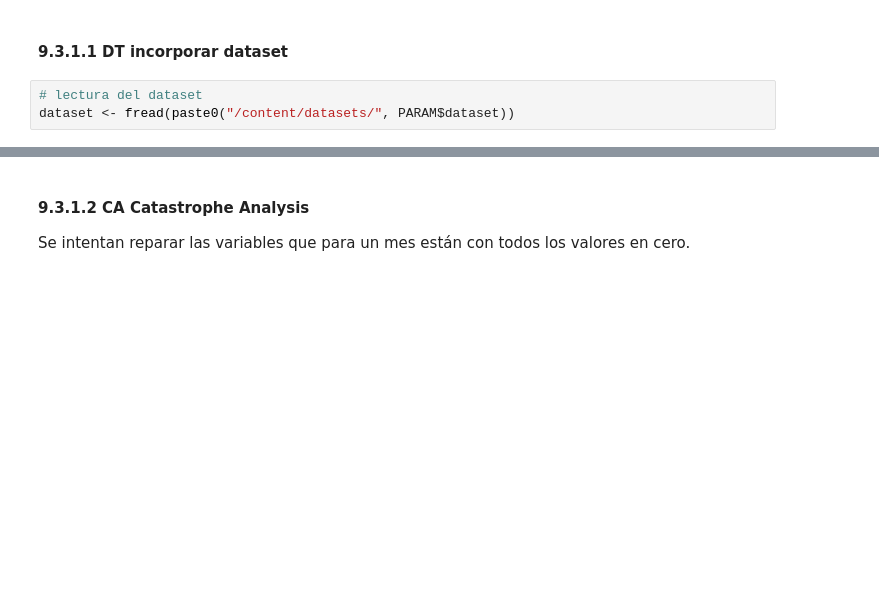
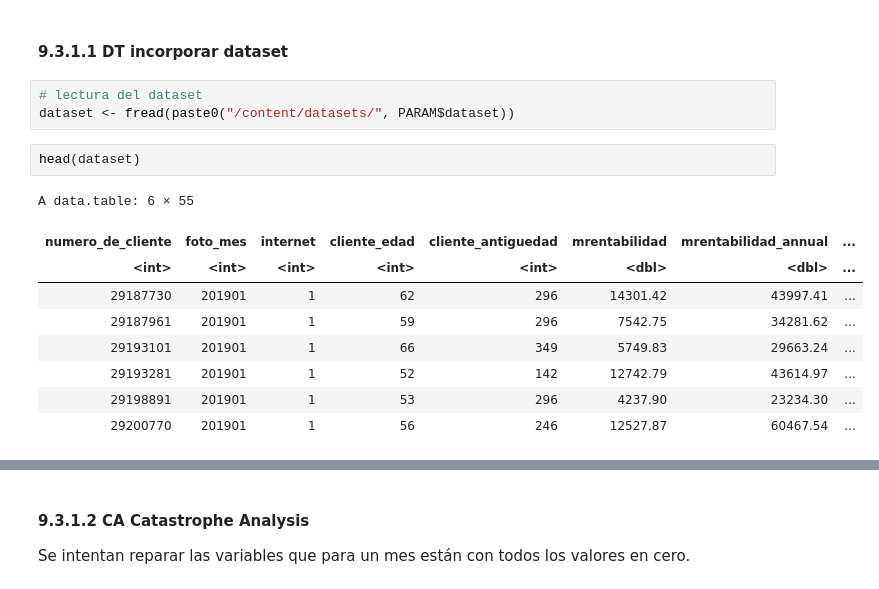
Before and after one commit to emiksiazenicer/labo2025v, a Jupyter notebook: src/Experimento17/corridas/943153/201901.ipynb, the cells around one changed output, grey strips where cells are left out. Drawn from its saved outputs; the diff is of its cells as text; blank space fills up the shorter version.

```diff
--- a/src/Experimento17/corridas/943153/201901.ipynb
+++ b/src/Experimento17/corridas/943153/201901.ipynb
@@ -98,3 +98,15 @@ setwd( paste0("/content/buckets/b1/exp/", experimento_folder ))
 # %%
 # lectura del dataset
 dataset <- fread(paste0("/content/datasets/", PARAM$dataset))
+# %%
+head(dataset)
+# %% [output]
+A data.table: 6 × 55
+| numero_de_cliente | foto_mes | internet | cliente_edad | cliente_antiguedad | mrentabilidad | mrentabilidad_annual | ... |
+| <int> | <int> | <int> | <int> | <int> | <dbl> | <dbl> | ... |
+| 29187730 | 201901 | 1 | 62 | 296 | 14301.42 | 43997.41 | ... |
+| 29187961 | 201901 | 1 | 59 | 296 | 7542.75 | 34281.62 | ... |
+| 29193101 | 201901 | 1 | 66 | 349 | 5749.83 | 29663.24 | ... |
+| 29193281 | 201901 | 1 | 52 | 142 | 12742.79 | 43614.97 | ... |
+| 29198891 | 201901 | 1 | 53 | 296 | 4237.90 | 23234.30 | ... |
+| 29200770 | 201901 | 1 | 56 | 246 | 12527.87 | 60467.54 | ... |
```
Also changed, not shown: parts of 6 cells of this notebook, 4 other files.
